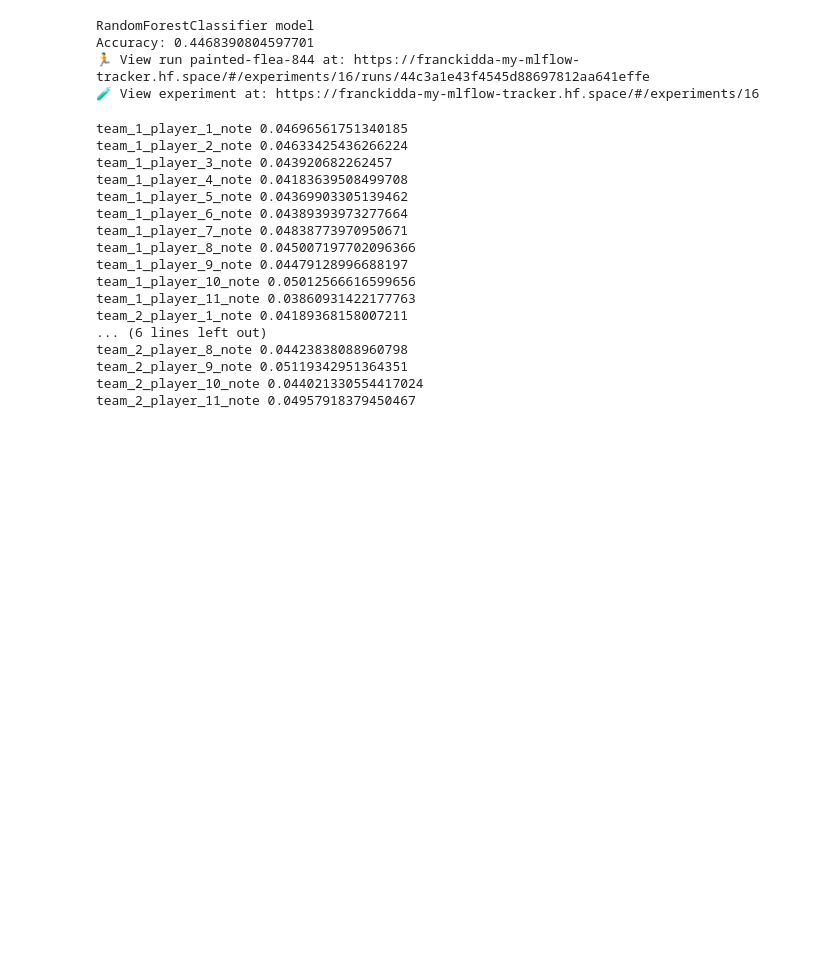
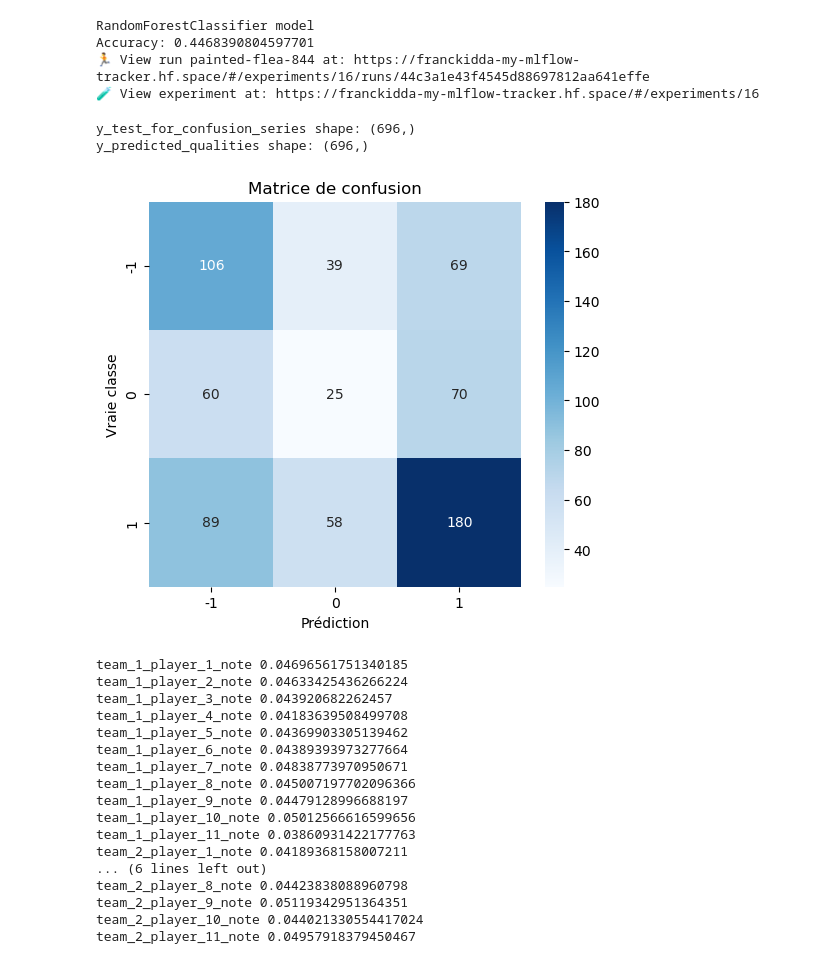
Before and after one commit to kinpintouche-star/football-predictor, a Jupyter notebook: explore_neon_tables_with_model_training.ipynb, the cells around one changed output. Drawn from its saved outputs; the diff is of its cells as text; code cells hidden in the pictures; blank space fills up the shorter version.

Commit message:
add confusion matrix for randomForestClassifier model backuped on mlflow-tracker service

```diff
--- a/explore_neon_tables_with_model_training.ipynb
+++ b/explore_neon_tables_with_model_training.ipynb
@@ -1079,6 +1079,41 @@ RandomForestClassifier model
 Accuracy: 0.4468390804597701
 🏃 View run painted-flea-844 at: https://franckidda-my-mlflow-tracker.hf.space/#/experiments/16/runs/44c3a1e43f4545d88697812aa641effe
 🧪 View experiment at: https://franckidda-my-mlflow-tracker.hf.space/#/experiments/16
+# %%
+import pandas as pd
+
+y_test_for_confusion_series=pd.read_csv("y_test_dataset.csv", sep=";", encoding="utf-8").squeeze()
+y_predicted_qualities= pd.read_csv("y_test_predicted_dataset.csv", sep=";", encoding="utf-8").squeeze()
+
+print("y_test_for_confusion_series shape:", y_test_for_confusion_series.shape)
+print("y_predicted_qualities shape:", y_predicted_qualities.shape)
+# %% [output]
+y_test_for_confusion_series shape: (696,)
+y_predicted_qualities shape: (696,)
+# %%
+import pandas as pd
+import seaborn as sns
+from sklearn.metrics import confusion_matrix
+import matplotlib.pyplot as plt
+
+cm = confusion_matrix(y_test_for_confusion_series, y_predicted_qualities, labels=[-1, 0, 1])
+
+plt.figure(figsize=(6, 5))
+sns.heatmap(
+    cm,
+    annot=True,
+    fmt="d",
+    cmap="Blues",
+    xticklabels=[-1, 0, 1],
+    yticklabels=[-1, 0, 1]
+)
+
+plt.xlabel("Prédiction")
+plt.ylabel("Vraie classe")
+plt.title("Matrice de confusion")
+plt.show()
+# %% [output]
+[figure, added]
 # %%
 best_model = gridsearch.best_estimator_
 
```
Also changed, not shown: 1 other file.
